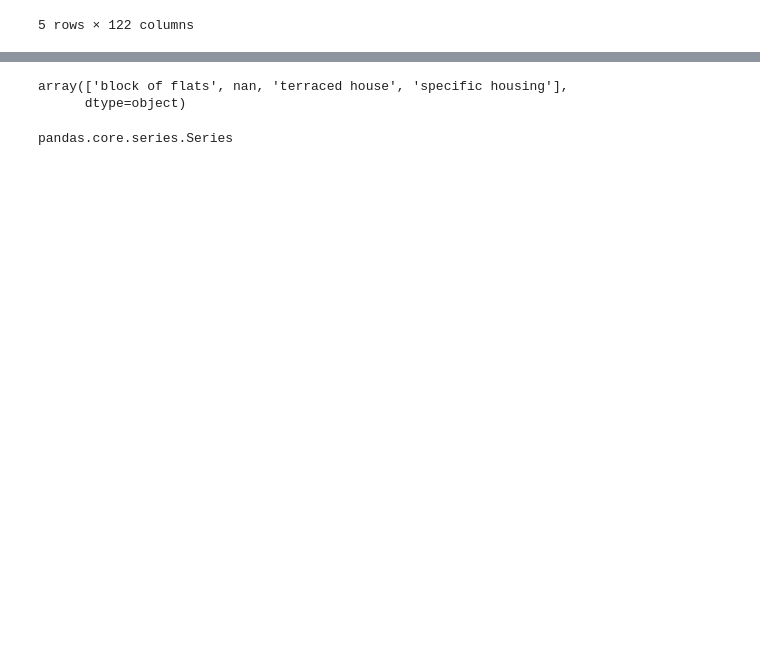
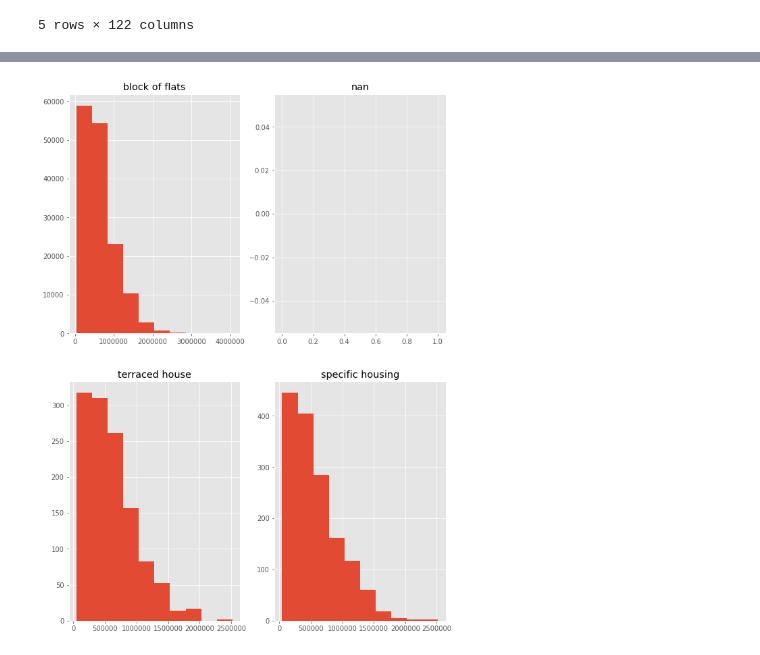
Before and after one commit to whcheng740418/2nd-ML100Days, a Jupyter notebook: homework/Day_014_HW.ipynb, the cells around one changed output, grey strips where cells are left out. Cells and saved outputs as stored; diff of their text form; code cells hidden in the pictures; blank space fills up the shorter version.

```diff
--- a/homework/Day_014_HW.ipynb
+++ b/homework/Day_014_HW.ipynb
@@ -44,7 +44,7 @@ Path of read in data: ./data/application_train.csv
 """
 Your Code Here
 """
-unique_house_type = unique_house_type = app_train['HOUSETYPE_MODE'].values.unique()
+unique_house_type = unique_house_type = app_train['HOUSETYPE_MODE'].unique()
 
 nrows = len(unique_house_type)
 ncols = nrows // 2
@@ -55,7 +55,7 @@ for i in range(len(unique_house_type)):
     """
     Your Code Here
     """
-    app_train.loc[ , ].hist()
+    app_train.loc[app_train['HOUSETYPE_MODE']==unique_house_type[i], 'AMT_CREDIT'].hist()
 
     plt.title(str(unique_house_type[i]))
 plt.show()
@@ -64,9 +63 @@ SyntaxError: invalid syntax (<ipython-input-3-58f742534d0d>, line 16)
+[figure, added]
-# %%
-app_train['HOUSETYPE_MODE'].unique()
-# %% [output]
-array(['block of flats', nan, 'terraced house', 'specific housing'],
-      dtype=object)
-# %%
-type(app_train['HOUSETYPE_MODE'])
-# %% [output]
-pandas.core.series.Series
```
Also changed, not shown: parts of 1 cell of this notebook.
